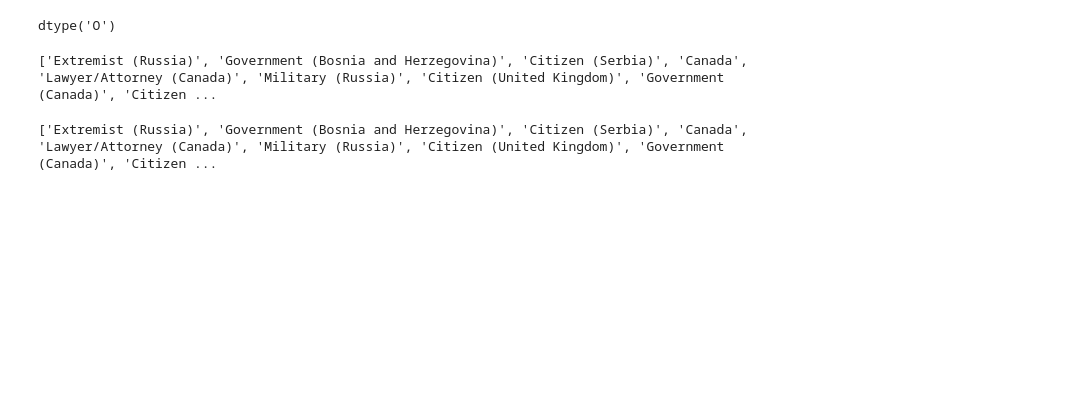
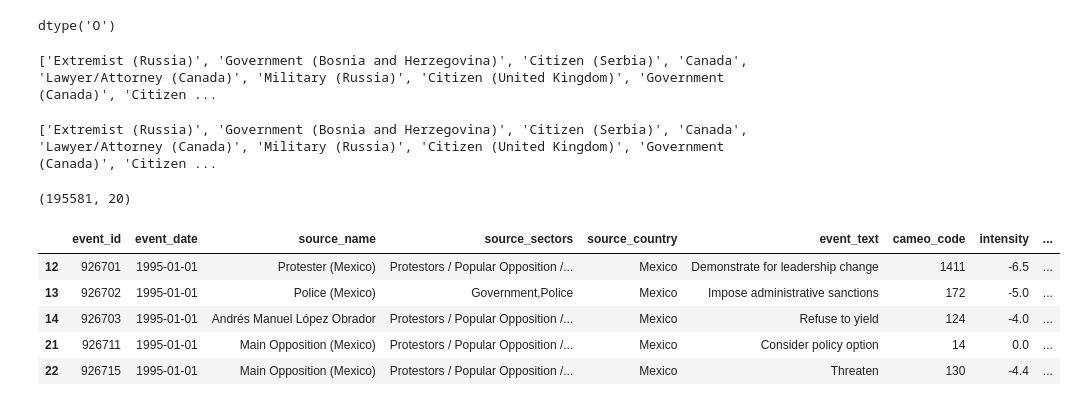
Before and after one commit to eporourke/mapping-mexico, a Jupyter notebook: notebooks/nb1_icews_cleaning.ipynb, the cells around one changed output. Saved outputs shown, nothing was run; the diff lists cells and outputs as text; code cells hidden in the pictures; blank space fills up the shorter version.

```diff
--- a/notebooks/nb1_icews_cleaning.ipynb
+++ b/notebooks/nb1_icews_cleaning.ipynb
@@ -72,3 +72,44 @@ typos = {
 icews = icews.replace(typos)
 # %%
 icews.to_csv('../data/icews_main.csv')
+# %%
+#standardize events involving cartels, consolidating cartel factions to
+#reflect umbrella organizations
+cartels = {
+    "Armed Gang (Sinaloa Cartel)": 'Sinaloa Cartel',
+    "Armed Gang (Juárez Cartel)":'Juárez Cartel',
+    "Organized Crime (Gulf Cartel)":'Gulf Cartel',
+    "Armed Gang (Gulf Cartel)":'Gulf Cartel',
+    "Drug Gang (Los Zetas Cartel)":'Los Zetas Cartel',
+    "Hitman (Gulf Cartel)":'Gulf Cartel',
+    "Hitman (Los Zetas Cartel)":'Los Zetas Cartel',
+    "Criminal (Los Zetas Cartel)":'Los Zetas Cartel',
+    "Drug Gang (Gulf Cartel)":'Gulf Cartel',
+    "Armed Services Deserter (Los Zetas Cartel)":'Los Zetas Cartel',
+    "Armed Gang (Knights Templar Cartel)":'Knights Templar Cartel',
+    "La Familia Michoacana": 'La Familia Michoacana Cartel',
+    "Drug Gang (La Familia Michoacana)": 'La Familia Michoacana Cartel',
+    "La Línea": 'Juárez Cartel',
+    "Criminal (La Línea)":'Juárez Cartel',
+    "Barrio Azteca": 'Barrio Azteca Drug Gang',
+    "Gente Nueva": "Sinaloa Cartel",
+    "BeltrÃ¡n-Leyva Cartel": "Beltrán-Leyva Cartel",
+    "Los Negros": "Beltrán-Leyva Cartel",
+    "Mexicles": "Mexicles Drug Gang"
+}
+cartel_df = icews.replace(cartels)
+# %%
+mexico_only = cartel_df.loc[cartel_df["country"].isin(['Mexico'])]
+# %%
+mexico_only.shape
+# %% [output]
+(195581, 20)
+# %%
+mexico_only.head()
+# %% [output]
+|  | event_id | event_date | source_name | source_sectors | source_country | event_text | cameo_code | intensity | ... |
+| 12 | 926701 | 1995-01-01 | Protester (Mexico) | Protestors / Popular Opposition /... | Mexico | Demonstrate for leadership change | 1411 | -6.5 | ... |
+| 13 | 926702 | 1995-01-01 | Police (Mexico) | Government,Police | Mexico | Impose administrative sanctions | 172 | -5.0 | ... |
+| 14 | 926703 | 1995-01-01 | Andrés Manuel López Obrador | Protestors / Popular Opposition /... | Mexico | Refuse to yield | 124 | -4.0 | ... |
+| 21 | 926711 | 1995-01-01 | Main Opposition (Mexico) | Protestors / Popular Opposition /... | Mexico | Consider policy option | 14 | 0.0 | ... |
+| 22 | 926715 | 1995-01-01 | Main Opposition (Mexico) | Protestors / Popular Opposition /... | Mexico | Threaten | 130 | -4.4 | ... |
```
Also changed, not shown: parts of 1 cell of this notebook, 3 other files.
